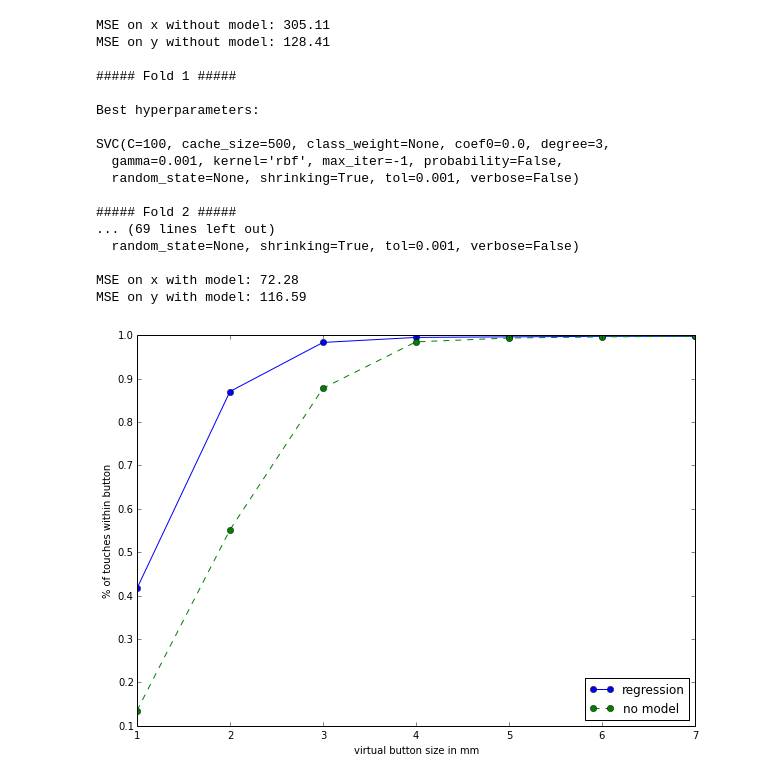
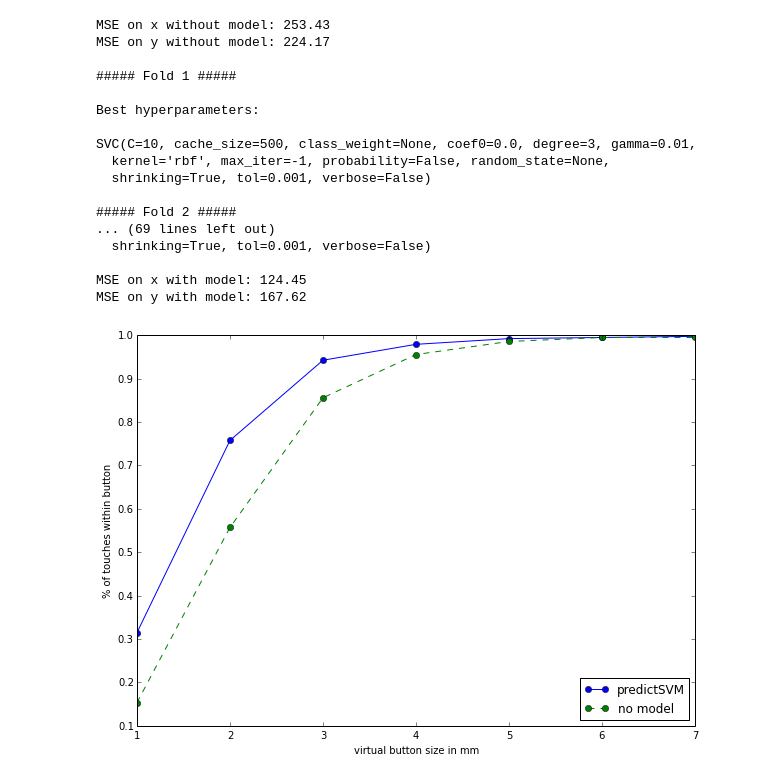
Before and after one commit to Vorte/Level5Project, a Jupyter notebook: notebooks/offsets/PredictPostures.ipynb, the cells around one changed output. Cells and saved outputs as stored; diff of their text form; code cells hidden in the pictures.

```diff
--- a/notebooks/offsets/PredictPostures.ipynb
+++ b/notebooks/offsets/PredictPostures.ipynb
@@ -14,7 +14,7 @@ def learn_offset(points, targets):
 
     return regr
 
-userId = 8
+userId = 13
 keys = postures.keys()
 locations = []
 bod = []
@@ -122,37 +122,37 @@ print("MSE on x with model: %.2f" % np.mean(se_x))
 print("MSE on y with model: %.2f" % np.mean(se_y))
 within_after = np.mean(np.array(within_after), 0)
 # %% [output]
-MSE on x without model: 305.11
-MSE on y without model: 128.41
+MSE on x without model: 253.43
+MSE on y without model: 224.17
 
 ##### Fold 1 #####
 
 Best hyperparameters:
 
-SVC(C=100, cache_size=500, class_weight=None, coef0=0.0, degree=3,
-  gamma=0.001, kernel='rbf', max_iter=-1, probability=False,
-  random_state=None, shrinking=True, tol=0.001, verbose=False)
+SVC(C=10, cache_size=500, class_weight=None, coef0=0.0, degree=3, gamma=0.01,
+  kernel='rbf', max_iter=-1, probability=False, random_state=None,
+  shrinking=True, tol=0.001, verbose=False)
 
 ##### Fold 2 #####
 ... (69 lines left out)
-  random_state=None, shrinking=True, tol=0.001, verbose=False)
+  shrinking=True, tol=0.001, verbose=False)
 
-MSE on x with model: 72.28
-MSE on y with model: 116.59
+MSE on x with model: 124.45
+MSE on y with model: 167.62
 # %%
 import matplotlib.pyplot as plt
 %matplotlib inline
 
 fig = plt.figure(figsize=(10, 7))
 
-plt.errorbar(range(1,8), within_after, marker="o", label = "model")
+plt.errorbar(range(1,8), within_after, marker="o", label = "predictSVM")
 plt.errorbar(range(1,8), within_before, linestyle="--", marker="o", label="no model")
 
 plt.legend(loc='lower right')
 plt.xlabel('virtual button size in mm')
 plt.ylabel('% of touches within button')
+
+#plt.savefig('/home/dimitar/Desktop/Latex/L5Project/mpaper/img/pred_post13.png', bbox_inches='tight', dpi=400)
 plt.show()
-
-#plt.savefig("predictpostures.png")
 # %% [output]
-[figure, old version]
+[figure, new version]
```
Also changed, not shown: 7 other files.
